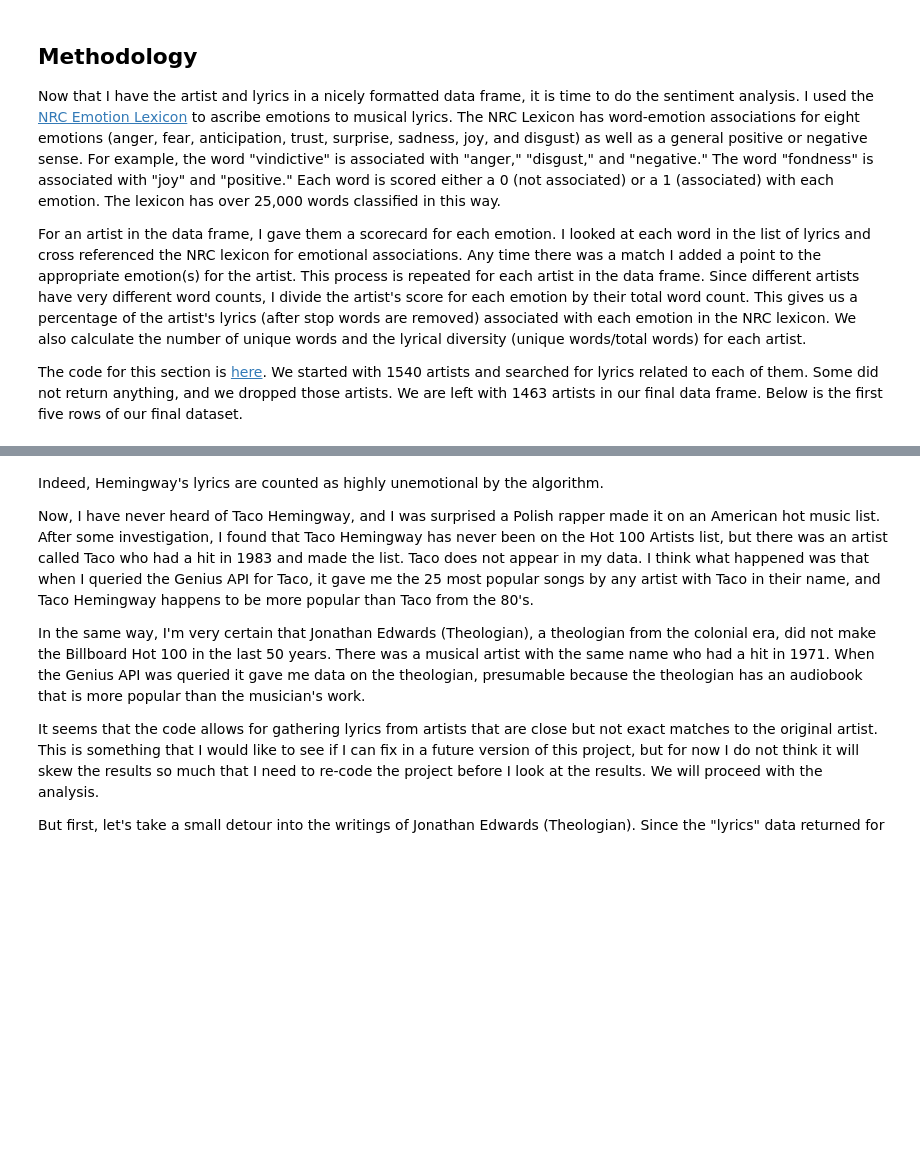
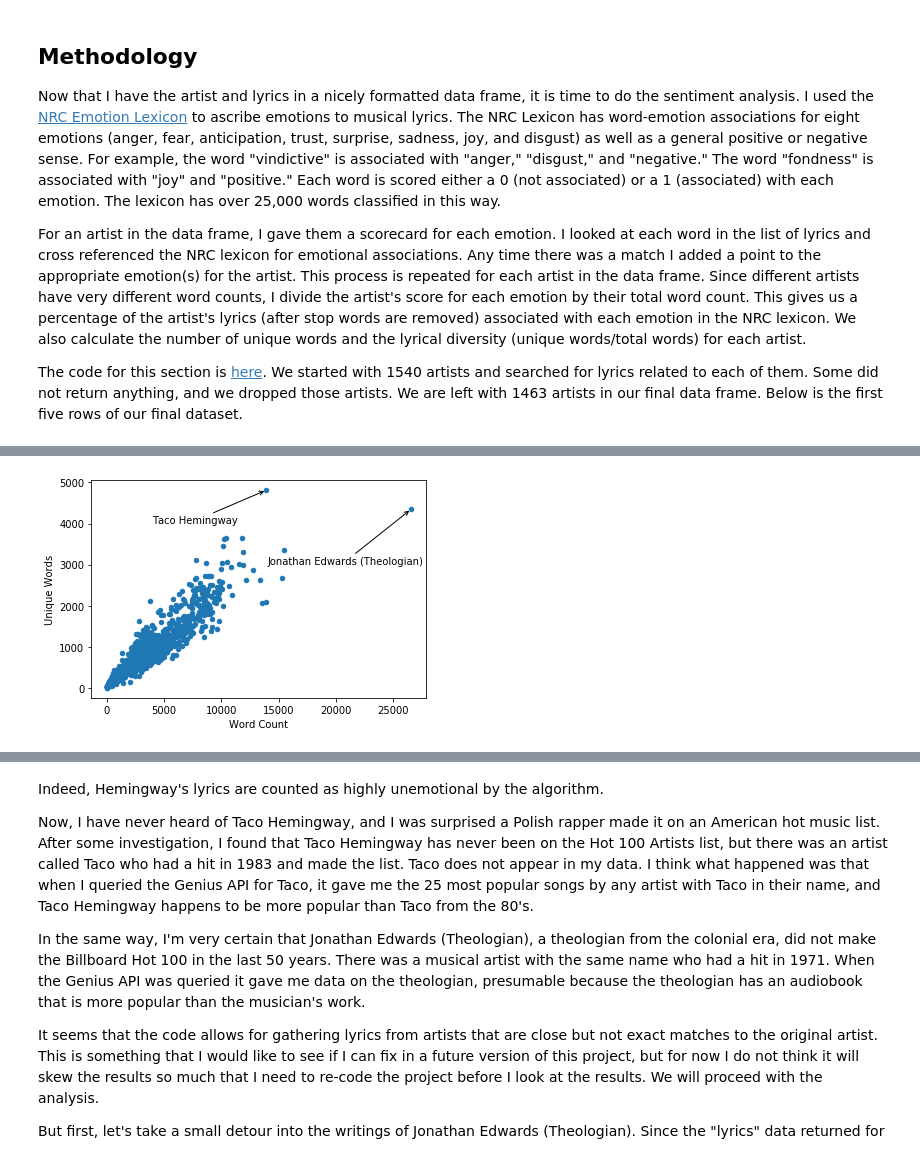
Before and after one commit to ben-pfeffer/lyrics-sentiment, a Jupyter notebook: sentiment-report.ipynb, the cells around one changed output, grey strips where cells are left out. Saved outputs shown, nothing was run; the diff lists cells and outputs as text; code cells hidden in the pictures; blank space fills up the shorter version.

```diff
--- a/sentiment-report.ipynb
+++ b/sentiment-report.ipynb
@@ -49 +70,10 @@ The code for the images in this section can be found [here](https://github.com/b
+# %%
+df.plot(kind='scatter', x='Word Count', y='Unique Words')
+plt.annotate('Jonathan Edwards (Theologian)', xy=(26517, 4344), xytext=(14000, 3000),
+            arrowprops=dict(facecolor='black', arrowstyle='->'))
+plt.annotate('Taco Hemingway', xy=(13903, 4810), xytext=(4000, 4000),
+            arrowprops=dict(facecolor='black', arrowstyle='->'))
+print('')
+# %% [output]
+[figure, added]
 # %% [markdown]
```
Also changed, not shown: parts of 32 cells of this notebook, 1 other file.
